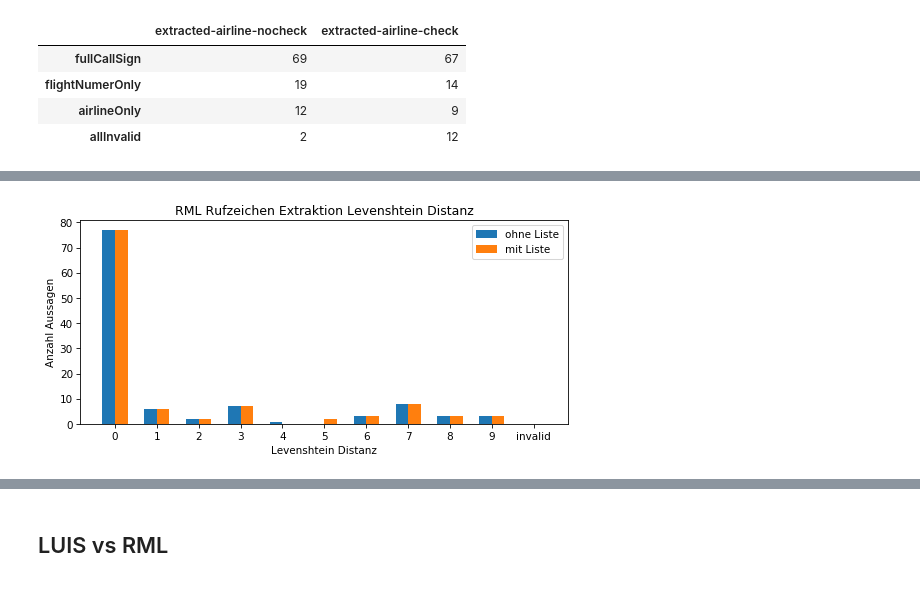
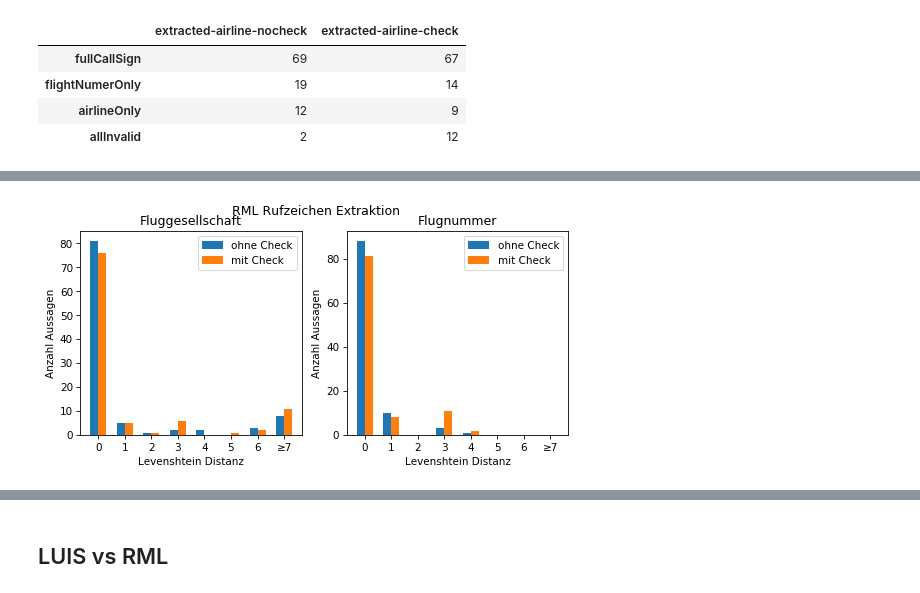
Before and after one commit to vettaioa/FluLoS-Code, a Jupyter notebook: calculation/context/ContextErrorRate.ipynb, the cells around one changed output, grey strips where cells are left out. Saved outputs shown, nothing was run; the diff lists cells and outputs as text; code cells hidden in the pictures.

Commit message:
fixed RML Version Compare some small visual fixes

```diff
--- a/calculation/context/ContextErrorRate.ipynb
+++ b/calculation/context/ContextErrorRate.ipynb
@@ -1099,8 +1099,8 @@ plt.show()
 intents = list(set(intents))
 
 rmlVsLabel = {
-    'extracted-airline-nocheck': 'ohne Liste',
-    'extracted-airline-check': 'mit Liste',
+    'extracted-airline-nocheck': 'ohne Check',
+    'extracted-airline-check': 'mit Check',
 }
 
 rmlVsCallsignResults = {v:{
@@ -1138,10 +1138,10 @@ for rec in dataRmlVs.datarecords:
         else:
             rmlVsCallsignResults[version]['allInvalid'] += 1
 
-        key = str(int(rmlAirlineLevenshtein)) if rmlAirlineLevenshtein is not None else 'invalid'
-        rmlVsCallSignDistance[version]['airline'][key] = rmlCallSignDistance['airline'].get(key, 0) + 1
-        key = str(int(rmlFlightnrLevenshtein)) if rmlFlightnrLevenshtein is not None else 'invalid'
-        rmlVsCallSignDistance[version]['flightNumber'][key] = rmlCallSignDistance['flightNumber'].get(key, 0) + 1
+        key = str(int(rmlAirlineLevenshtein)) if rmlAirlineLevenshtein is not None and int(rmlAirlineLevenshtein) < 7 else '≥7'
+        rmlVsCallSignDistance[version]['airline'][key] = rmlVsCallSignDistance[version]['airline'].get(key, 0) + 1
+        key = str(int(rmlFlightnrLevenshtein)) if rmlFlightnrLevenshtein is not None and int(rmlFlightnrLevenshtein) < 7 else '≥7'
+        rmlVsCallSignDistance[version]['flightNumber'][key] = rmlVsCallSignDistance[version]['flightNumber'].get(key, 0) + 1
 # %%
 # Rufzeichen Korrekt
 # Flugnummer Korrekt, Fluggesellschaft Inkorrekt
@@ -1215,30 +1209,46 @@ mit Liste:
 # %%
 plt.figure(figsize=(8.4, 3.6), dpi=75)
-plt.subplot()
+plt.subplot(1, 2, 1)
 
-keys = [int(v) for v in luisCallSignDistance['airline'].keys() if v != 'invalid']
-labels = [str(k) for k in list(range(0,max(keys)+1))] + ['invalid']
+labels = [str(k) for k in list(range(0,7))] + ['≥7']
 
 N = len(labels)
 ind = np.arange(N)
 width = 0.3
 
 i = 0
 for v in dataRmlVs.versions:
     values = [rmlVsCallSignDistance[v]['airline'].get(ld, 0) for ld in labels]
     plt.bar(ind + (width * i), values, width, label=rmlVsLabel[v])
 
+    i += 1 #increment for offset
+
+plt.xticks(ind + 0.5 * width, labels)
+plt.gca().yaxis.get_major_locator().set_params(integer=True)
+
+plt.title('Fluggesellschaft')
+plt.ylabel('Anzahl Aussagen')
+plt.xlabel('Levenshtein Distanz')
+plt.legend(loc='best')
+
+plt.subplot(1, 2, 2)
+
+i = 0
+for v in dataRmlVs.versions:
+    values = [rmlVsCallSignDistance[v]['flightNumber'].get(ld, 0) for ld in labels]
+    plt.bar(ind + (width * i), values, width, label=rmlVsLabel[v])
 
     i += 1 #increment for offset
 
 plt.xticks(ind + 0.5 * width, labels)
 plt.gca().yaxis.get_major_locator().set_params(integer=True)
 
-plt.title('RML Rufzeichen Extraktion Levenshtein Distanz')
+plt.title('Flugnummer')
 plt.ylabel('Anzahl Aussagen')
 plt.xlabel('Levenshtein Distanz')
 plt.legend(loc='best')
 
+plt.suptitle('RML Rufzeichen Extraktion')
 plt.show()
 # %% [output]
-[figure, old version]
+[figure, new version]
```
Also changed, not shown: parts of 13 cells of this notebook.
